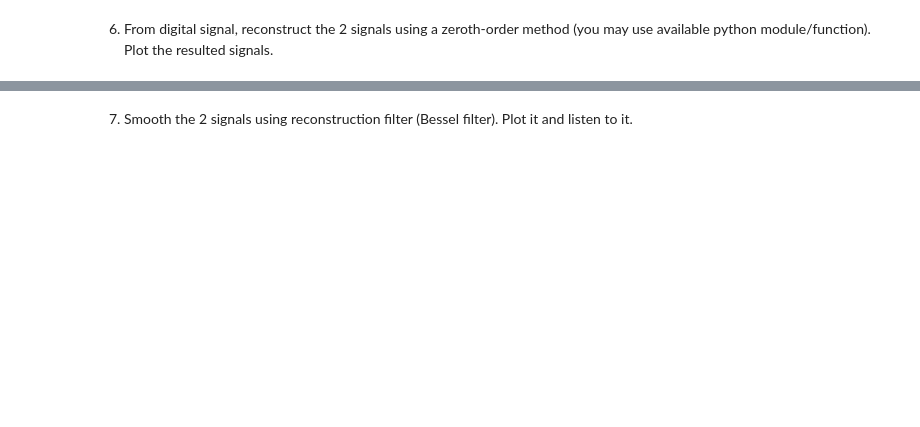
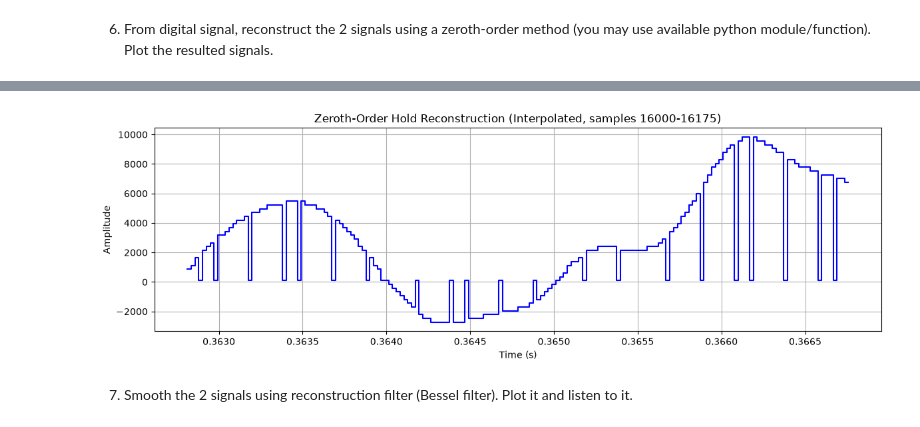
Before and after one commit to leon-pscl/CPE027-pscl, a Jupyter notebook: HOA4/Pascual_HOA4_CPE027_CPE41S2.ipynb, the cells around one changed output, grey strips where cells are left out. Cells and saved outputs as stored; diff of their text form; code cells hidden in the pictures; blank space fills up the shorter version.

```diff
--- a/HOA4/Pascual_HOA4_CPE027_CPE41S2.ipynb
+++ b/HOA4/Pascual_HOA4_CPE027_CPE41S2.ipynb
@@ -372,3 +378,21 @@ Decimated reconstructed samples: 441000
+# %%
+start_sample = 16000   # adjust to skip past the blank region
+zoom_samples = 175     # small enough to actually see the ZOH steps
+
+plt.figure(figsize=(12, 4))
+plt.step(
+    time_zoh_interp[start_sample:start_sample+zoom_samples],
+    reconstructed_interp[start_sample:start_sample+zoom_samples],
+    where='post', color='b'
+)
+plt.title(f'Zeroth-Order Hold Reconstruction (Interpolated, samples {start_sample}-{start_sample+zoom_samples})')
+plt.xlabel('Time (s)')
+plt.ylabel('Amplitude')
+plt.grid(True)
+plt.tight_layout()
+plt.show()
+# %% [output]
+[figure, added]
 # %% [markdown]
 7. Smooth the 2 signals using reconstruction filter (Bessel filter). Plot it and listen to it.
 # %%
```
Also changed, not shown: parts of 12 cells of this notebook.
